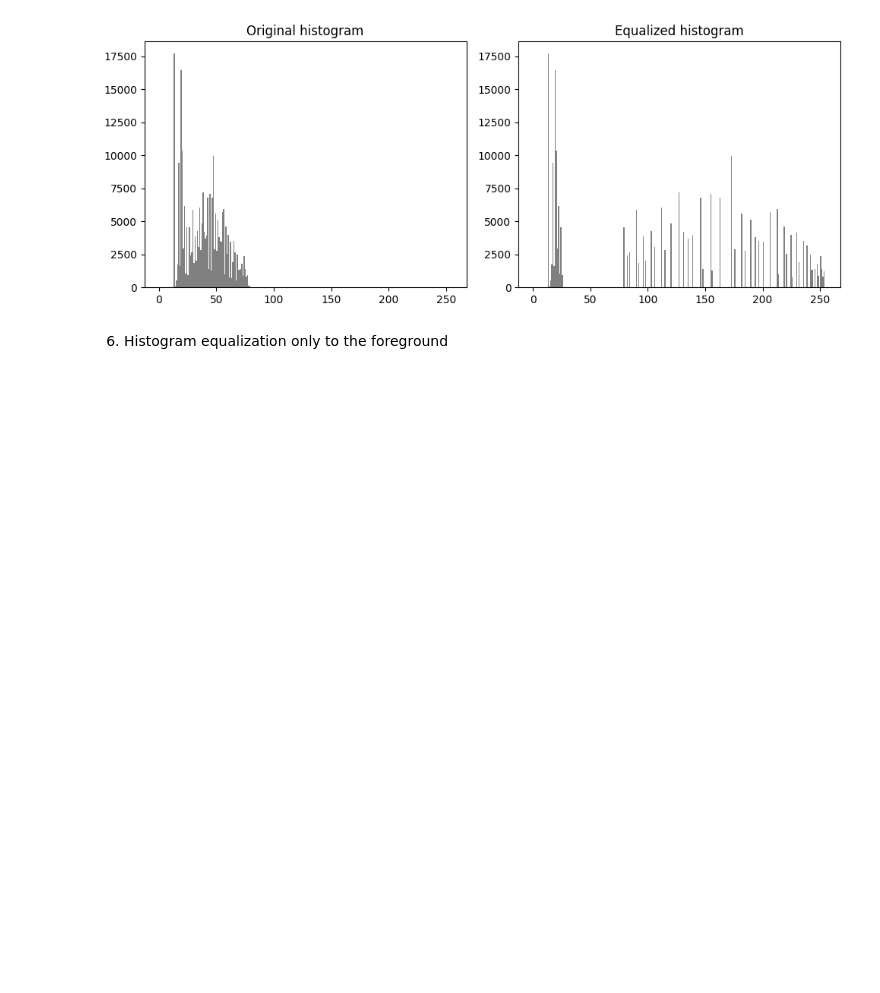
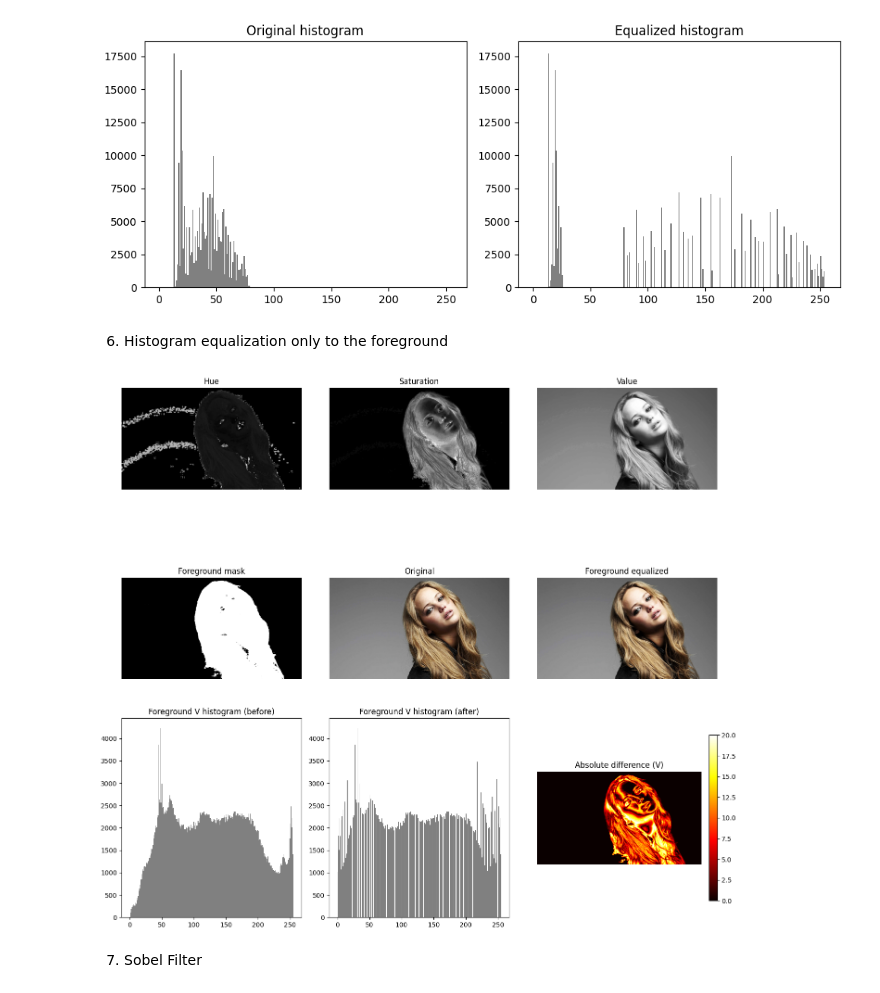
Before and after one commit to minsarapasindu2003-del/CV_assignment_01, a Jupyter notebook: answers.ipynb, the cells around one changed output. Drawn from its saved outputs; the diff is of its cells as text; code cells hidden in the pictures; blank space fills up the shorter version.

```diff
--- a/answers.ipynb
+++ b/answers.ipynb
@@ -245,3 +245,52 @@ plt.show()
 [figure]
 # %% [markdown]
 6. Histogram equalization only to the foreground
+# %%
+img = cv2.imread('Jennifer_6.jpeg')
+hsv = cv2.cvtColor(img, cv2.COLOR_BGR2HSV)    #convert to HSV
+H, S, V = cv2.split(hsv)
+
+_, mask = cv2.threshold(S, 15, 255, cv2.THRESH_BINARY) #background nearly gray. choose S plane.
+fg_V = cv2.bitwise_and(V, V, mask=mask)
+hist_fg = cv2.calcHist([V], [0], mask, [256], [0, 256]).flatten()
+n_fg = int(mask.sum() / 255)
+
+cdf = np.cumsum(hist_fg)
+cdf_min = cdf[cdf > 0].min()
+lut = np.round((cdf - cdf_min) / (n_fg - cdf_min) * 255).clip(0, 255).astype(np.uint8)
+equalized_fg_V = cv2.bitwise_and(lut[V], lut[V], mask=mask)
+
+mask_inv = cv2.bitwise_not(mask)
+background_V = cv2.bitwise_and(V, V, mask=mask_inv)
+new_V = cv2.add(background_V, equalized_fg_V)
+
+hsv_result = cv2.merge([H, S, new_V])
+result = cv2.cvtColor(hsv_result, cv2.COLOR_HSV2BGR)
+
+fig, axes = plt.subplots(3, 3, figsize=(14, 13))
+axes[0,0].imshow(H, cmap='gray'); axes[0,0].set_title('Hue'); axes[0,0].axis('off')
+axes[0,1].imshow(S, cmap='gray'); axes[0,1].set_title('Saturation'); axes[0,1].axis('off')
+axes[0,2].imshow(V, cmap='gray'); axes[0,2].set_title('Value'); axes[0,2].axis('off')
+axes[1,0].imshow(mask, cmap='gray'); axes[1,0].set_title('Foreground mask'); axes[1,0].axis('off')
+axes[1,1].imshow(cv2.cvtColor(img, cv2.COLOR_BGR2RGB)); axes[1,1].set_title('Original'); axes[1,1].axis('off')
+axes[1,2].imshow(cv2.cvtColor(result, cv2.COLOR_BGR2RGB)); axes[1,2].set_title('Foreground equalized'); axes[1,2].axis('off')
+
+# Row 3: histograms (foreground only, before/after) and the difference image
+axes[2,0].hist(V[mask > 0].ravel(), bins=256, range=(0, 255), color='gray')
+axes[2,0].set_title('Foreground V histogram (before)')
+
+axes[2,1].hist(new_V[mask > 0].ravel(), bins=256, range=(0, 255), color='gray')
+axes[2,1].set_title('Foreground V histogram (after)')
+
+diff = cv2.absdiff(V, new_V)
+im = axes[2,2].imshow(diff, cmap='hot')
+axes[2,2].set_title('Absolute difference (V)')
+axes[2,2].axis('off')
+fig.colorbar(im, ax=axes[2,2], fraction=0.046, pad=0.04)
+
+plt.tight_layout()
+plt.show()
+# %% [output]
+[figure, added]
+# %% [markdown]
+7. Sobel Filter
```
Also changed, not shown: 1 other file.
